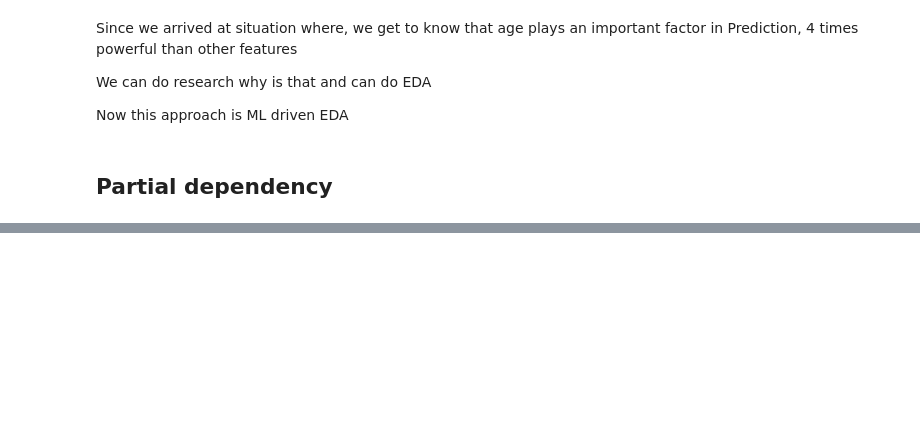
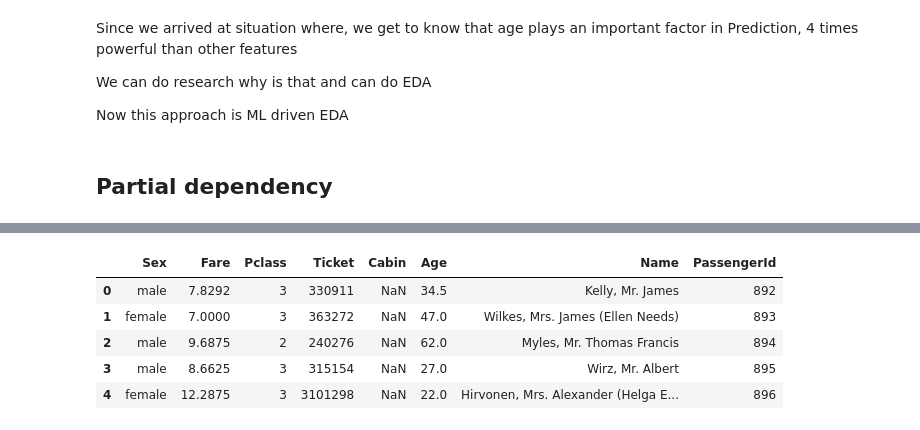
Before and after one commit to Dalakoti07/practisingAI, a Jupyter notebook: Titanic.ipynb, the cells around one changed output, grey strips where cells are left out. Cells and saved outputs as stored; diff of their text form; code cells hidden in the pictures; blank space fills up the shorter version.

```diff
--- a/Titanic.ipynb
+++ b/Titanic.ipynb
@@ -573,0 +595,10 @@ Now this approach is ML driven EDA
+# %%
+test_x=test[to_keep]
+test_x.head()
+# %% [output]
+|  | Sex | Fare | Pclass | Ticket | Cabin | Age | Name | PassengerId |
+| 0 | male | 7.8292 | 3 | 330911 | NaN | 34.5 | Kelly, Mr. James | 892 |
+| 1 | female | 7.0000 | 3 | 363272 | NaN | 47.0 | Wilkes, Mrs. James (Ellen Needs) | 893 |
+| 2 | male | 9.6875 | 2 | 240276 | NaN | 62.0 | Myles, Mr. Thomas Francis | 894 |
+| 3 | male | 8.6625 | 3 | 315154 | NaN | 27.0 | Wirz, Mr. Albert | 895 |
+| 4 | female | 12.2875 | 3 | 3101298 | NaN | 22.0 | Hirvonen, Mrs. Alexander (Helga E... | 896 |
```
Also changed, not shown: parts of 18 cells of this notebook.
